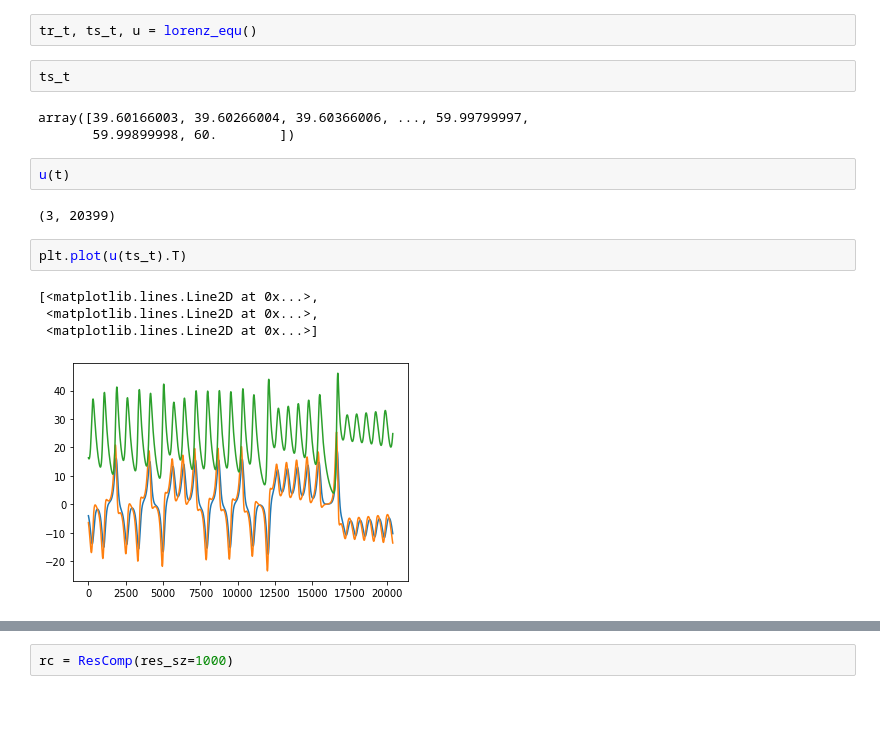
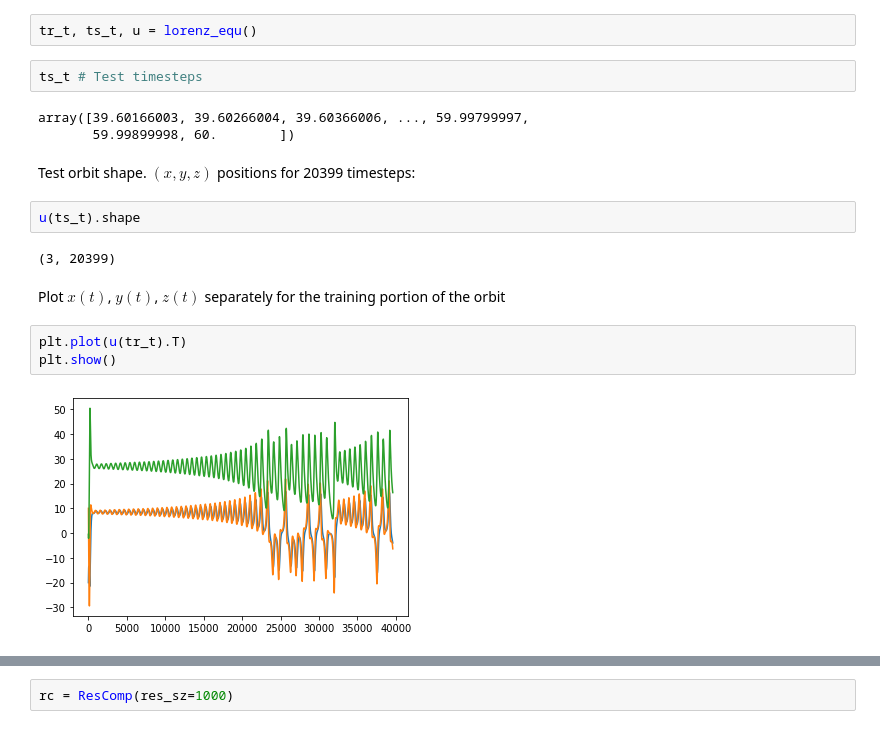
Before and after one commit to djpasseyjr/ChaosReservoir, a Jupyter notebook: ParameterRanges/Intro.ipynb, the cells around one changed output, grey strips where cells are left out. Saved outputs shown, nothing was run; the diff lists cells and outputs as text.

```diff
--- a/ParameterRanges/Intro.ipynb
+++ b/ParameterRanges/Intro.ipynb
@@ -4,18 +8,20 @@ from matplotlib import pyplot as plt
 # %%
 tr_t, ts_t, u = lorenz_equ()
 # %%
-ts_t
+ts_t # Test timesteps
 # %% [output]
 array([39.60166003, 39.60266004, 39.60366006, ..., 59.99799997,
        59.99899998, 60.        ])
-# %%
-u(t)
-# %% [output]
-(3, 20399)
+# %% [markdown]
+Test orbit shape. $(x, y, z)$ positions for 20399 timesteps:
+# %%
+u(ts_t).shape
+# %% [output]
+(3, 20399)
+# %% [markdown]
+Plot $x(t)$, $y(t)$, $z(t)$ separately for the training portion of the orbit
 # %%
-plt.plot(u(ts_t).T)
+plt.plot(u(tr_t).T)
+plt.show()
 # %% [output]
-[<matplotlib.lines.Line2D at 0x...>,
- <matplotlib.lines.Line2D at 0x...>,
- <matplotlib.lines.Line2D at 0x...>]
-[figure, old version]
+[figure, new version]
```
Also changed, not shown: parts of 27 cells of this notebook.
